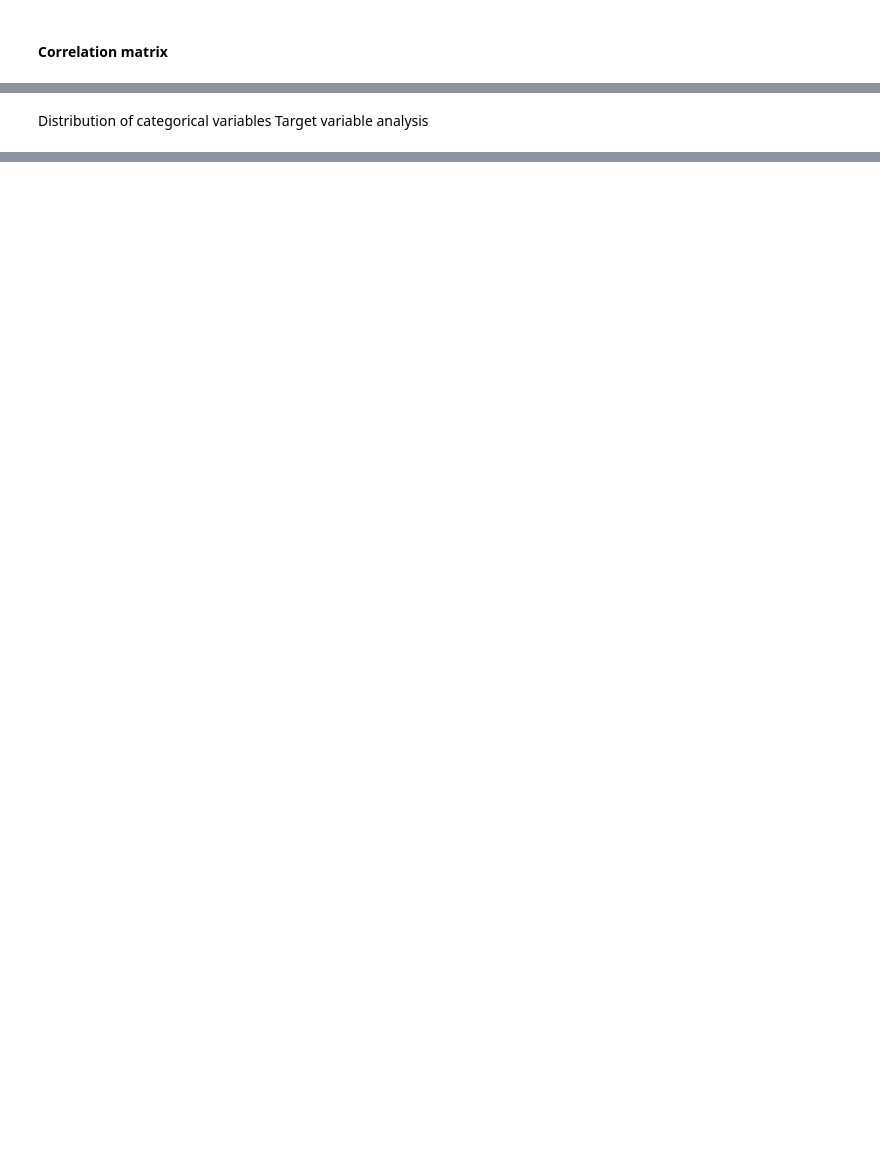
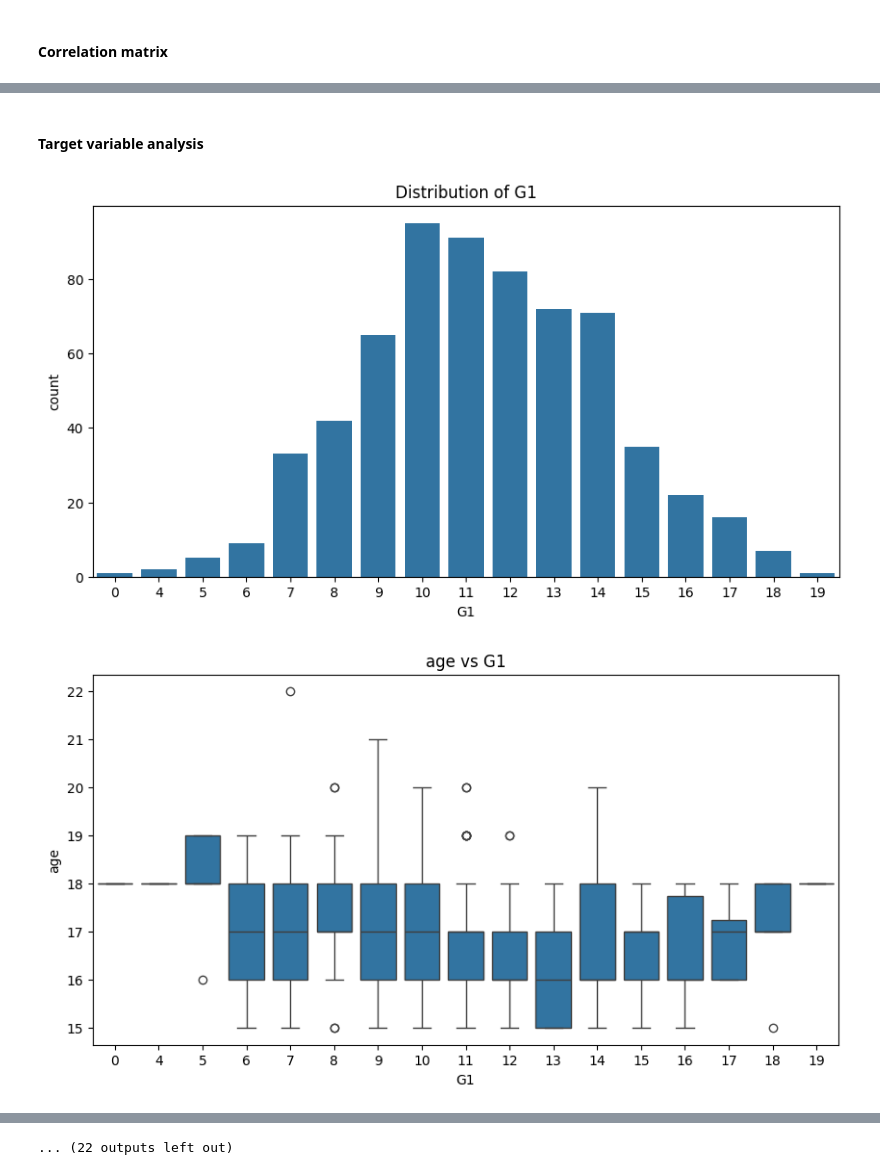
Before and after one commit to janchovanec/ZSU-Projekt, a Jupyter notebook: notebooks/eda.ipynb, the cells around one changed output, grey strips where cells are left out. Saved outputs shown, nothing was run; the diff lists cells and outputs as text; code cells hidden in the pictures; blank space fills up the shorter version.

```diff
--- a/notebooks/eda.ipynb
+++ b/notebooks/eda.ipynb
@@ -190,0 +123,6 @@ plt.show()
+# %%
+for feature in df.select_dtypes(include=['object']).columns:
+    plt.figure(figsize=(10, 5))
+    sns.countplot(x=df[feature])
+    plt.title(f'Distribution of {feature}')
+plt.show()
@@ -191,3 +143,24 @@ plt.show()
 # %% [markdown]
-Distribution of categorical variables
-Target variable analysis
+#### Target variable analysis
+# %%
+target = 'G1'
+if target in df.columns:
+    plt.figure(figsize=(10, 5))
+    sns.countplot(x=df[target])
+    plt.title(f'Distribution of {target}')
+    plt.show()
+
+    for feature in df.select_dtypes(include=['int64']).columns:
+        plt.figure(figsize=(10, 5))
+        sns.boxplot(x=df[target], y=df[feature])
+        plt.title(f'{feature} vs {target}')
+        plt.show()
+
+    for feature in df.select_dtypes(include=['object']).columns:
+        plt.figure(figsize=(10, 5))
+        sns.boxplot(x=df[target], y=df[feature])
+        plt.title(f'{feature} vs {target}')
+        plt.show()
+# %% [output]
+[figure, added]
+[figure, added]
@@ -193,0 +177 @@ Target variable analysis
+... (22 outputs left out)
```
Also changed, not shown: parts of 19 cells of this notebook.
